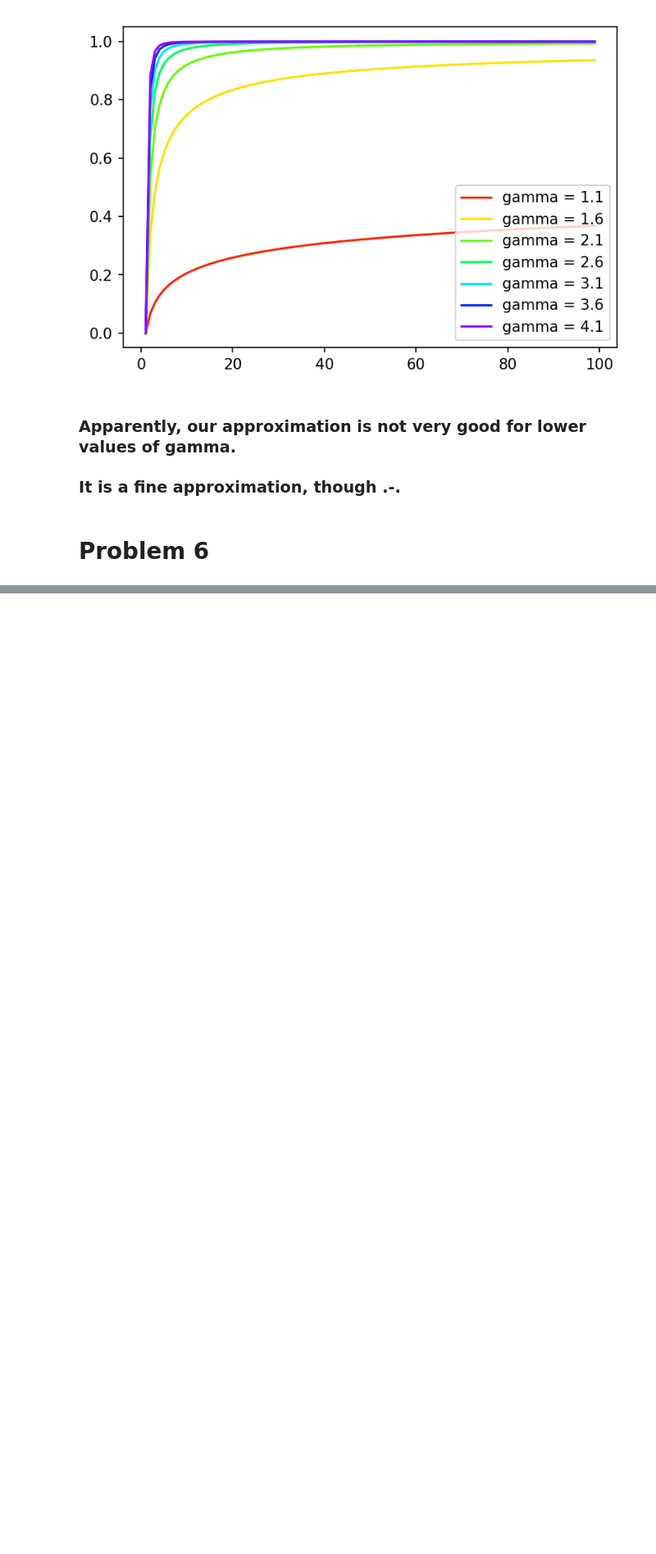
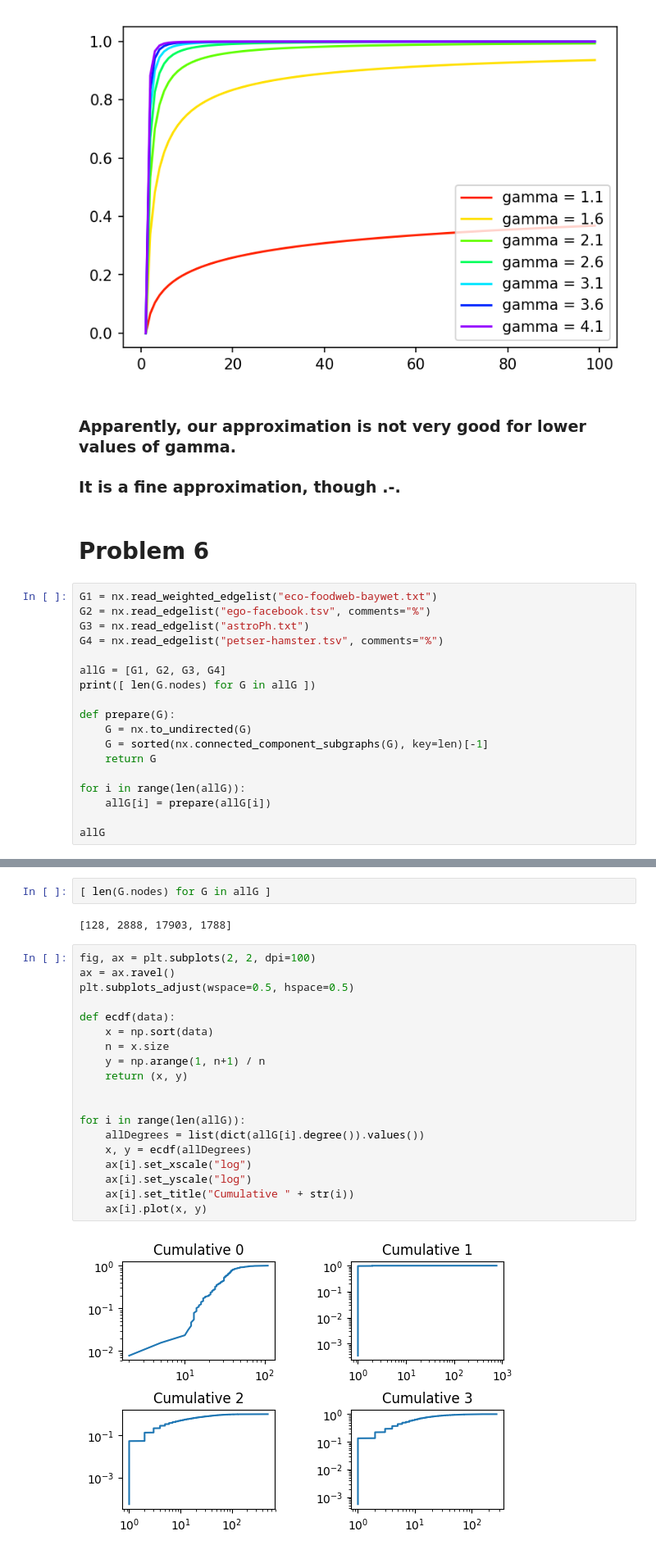
Before and after one commit to matheushjs/sandbox, a Jupyter notebook: complex_nets/lista1.ipynb, the cells around one changed output, grey strips where cells are left out. Shown at 82% size. Saved outputs shown, nothing was run; the diff lists cells and outputs as text; blank space fills up the shorter version.

```diff
--- a/complex_nets/lista1.ipynb
+++ b/complex_nets/lista1.ipynb
@@ -528,3 +528,21 @@ plt.legend()
 ### It is a fine approximation, though .-.
 # %% [markdown]
 # Problem 6
+# %%
+G1 = nx.read_weighted_edgelist("eco-foodweb-baywet.txt")
+G2 = nx.read_edgelist("ego-facebook.tsv", comments="%")
+G3 = nx.read_edgelist("astroPh.txt")
+G4 = nx.read_edgelist("petser-hamster.tsv", comments="%")
+
+allG = [G1, G2, G3, G4]
+print([ len(G.nodes) for G in allG ])
+
+def prepare(G):
+    G = nx.to_undirected(G)
+    G = sorted(nx.connected_component_subgraphs(G), key=len)[-1]
+    return G
+
+for i in range(len(allG)):
+    allG[i] = prepare(allG[i])
+
+allG
@@ -530,0 +555,25 @@ plt.legend()
+# %%
+[ len(G.nodes) for G in allG ]
+# %% [output]
+[128, 2888, 17903, 1788]
+# %%
+fig, ax = plt.subplots(2, 2, dpi=100)
+ax = ax.ravel()
+plt.subplots_adjust(wspace=0.5, hspace=0.5)
+
+def ecdf(data):
+    x = np.sort(data)
+    n = x.size
+    y = np.arange(1, n+1) / n
+    return (x, y)
+
+
+for i in range(len(allG)):
+    allDegrees = list(dict(allG[i].degree()).values())
+    x, y = ecdf(allDegrees)
+    ax[i].set_xscale("log")
+    ax[i].set_yscale("log")
+    ax[i].set_title("Cumulative " + str(i))
+    ax[i].plot(x, y)
+# %% [output]
+[figure, added]
```
Also changed, not shown: parts of 16 cells of this notebook.
